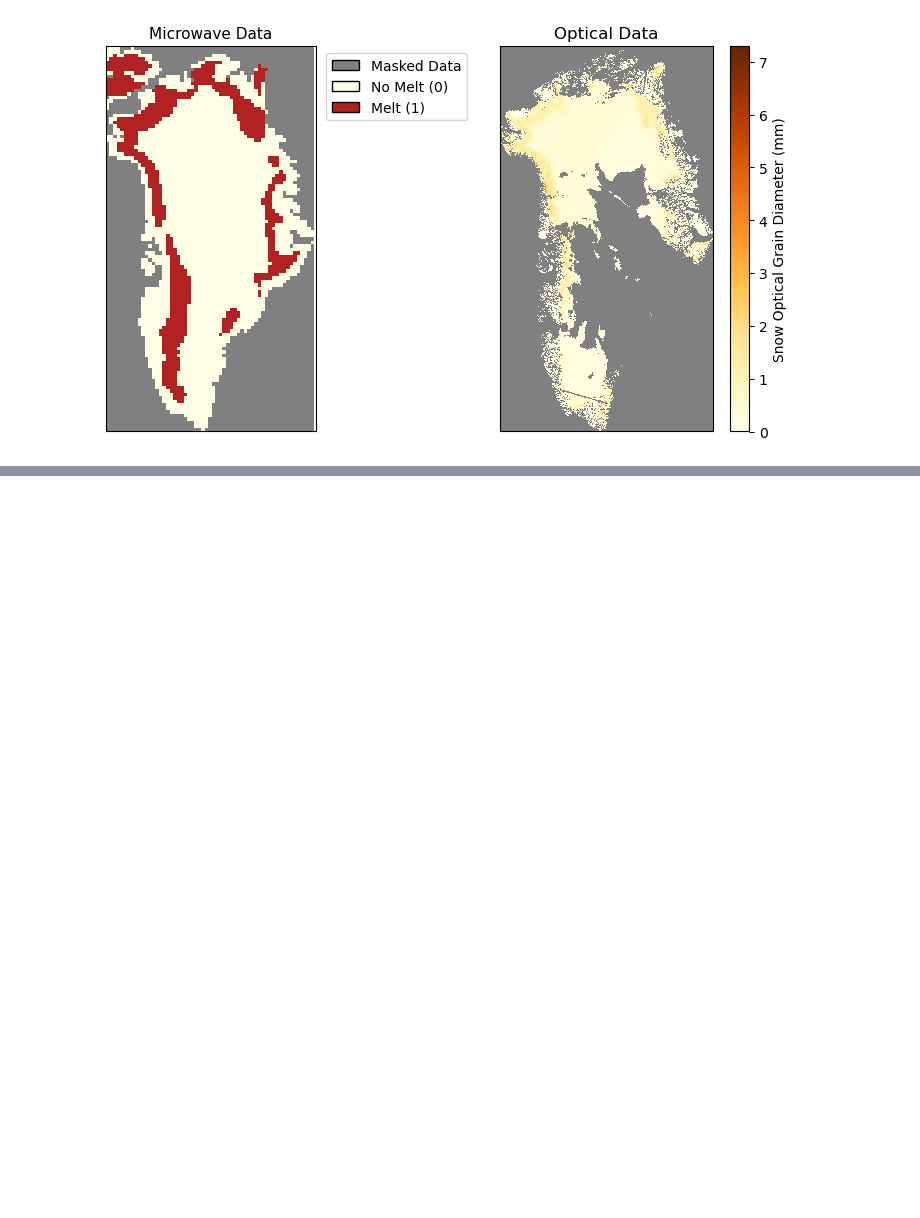
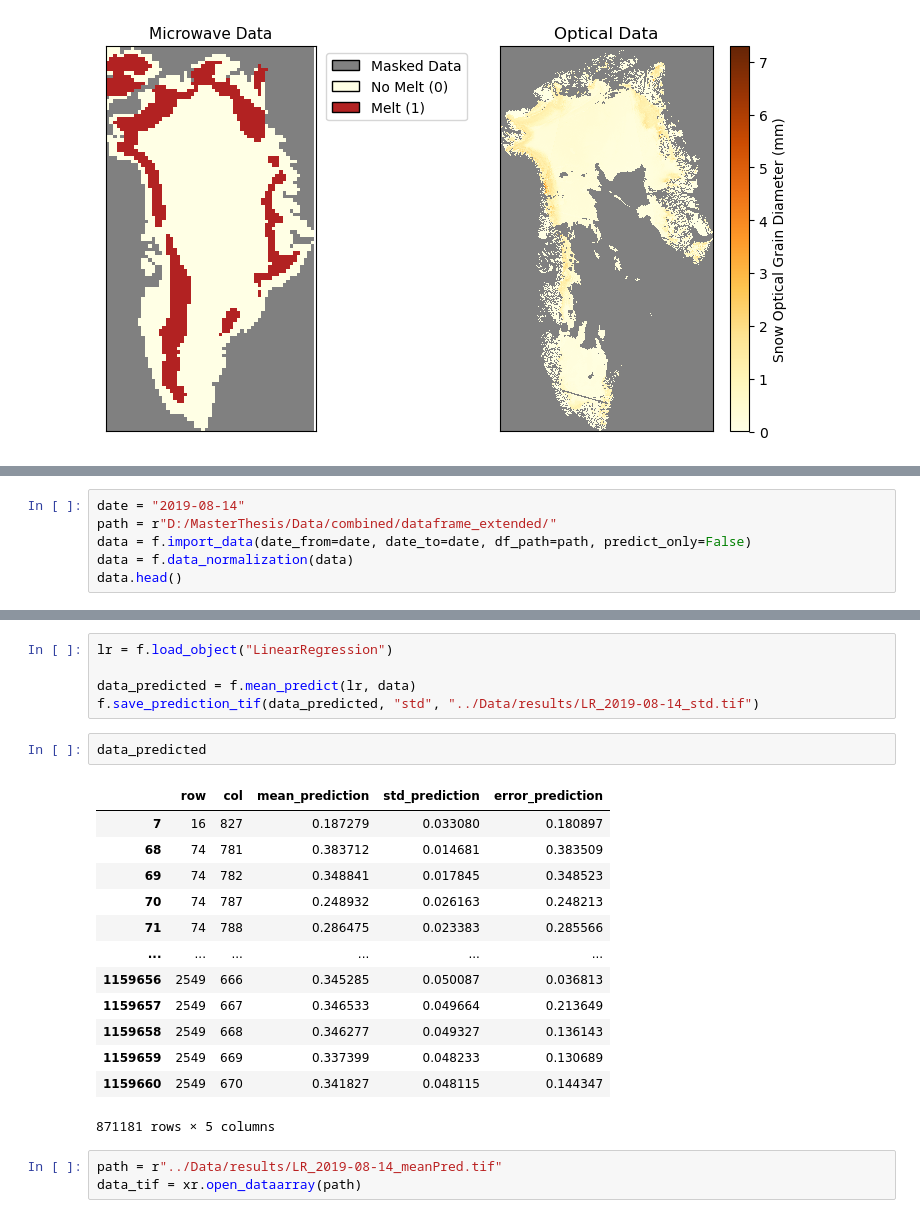
Before and after one commit to linaskerath/RP_Greenland, a Jupyter notebook: Scripts/09_plots.ipynb, the cells around one changed output, grey strips where cells are left out. Saved outputs shown, nothing was run; the diff lists cells and outputs as text; blank space fills up the shorter version.

```diff
--- a/Scripts/09_plots.ipynb
+++ b/Scripts/09_plots.ipynb
@@ -99,0 +105,6 @@ plt.show()
+# %%
+date = "2019-08-14"
+path = r"D:/MasterThesis/Data/combined/dataframe_extended/"
+data = f.import_data(date_from=date, date_to=date, df_path=path, predict_only=False)
+data = f.data_normalization(data)
+data.head()
@@ -99,0 +122,24 @@ plt.show()
+# %%
+lr = f.load_object("LinearRegression")
+
+data_predicted = f.mean_predict(lr, data)
+f.save_prediction_tif(data_predicted, "std", "../Data/results/LR_2019-08-14_std.tif")
+# %%
+data_predicted
+# %% [output]
+|  | row | col | mean_prediction | std_prediction | error_prediction |
+| 7 | 16 | 827 | 0.187279 | 0.033080 | 0.180897 |
+| 68 | 74 | 781 | 0.383712 | 0.014681 | 0.383509 |
+| 69 | 74 | 782 | 0.348841 | 0.017845 | 0.348523 |
+| 70 | 74 | 787 | 0.248932 | 0.026163 | 0.248213 |
+| 71 | 74 | 788 | 0.286475 | 0.023383 | 0.285566 |
+| ... | ... | ... | ... | ... | ... |
+| 1159656 | 2549 | 666 | 0.345285 | 0.050087 | 0.036813 |
+| 1159657 | 2549 | 667 | 0.346533 | 0.049664 | 0.213649 |
+| 1159658 | 2549 | 668 | 0.346277 | 0.049327 | 0.136143 |
+| 1159659 | 2549 | 669 | 0.337399 | 0.048233 | 0.130689 |
+| 1159660 | 2549 | 670 | 0.341827 | 0.048115 | 0.144347 |
+871181 rows × 5 columns
+# %%
+path = r"../Data/results/LR_2019-08-14_meanPred.tif"
+data_tif = xr.open_dataarray(path)
```
Also changed, not shown: parts of 9 cells of this notebook.
